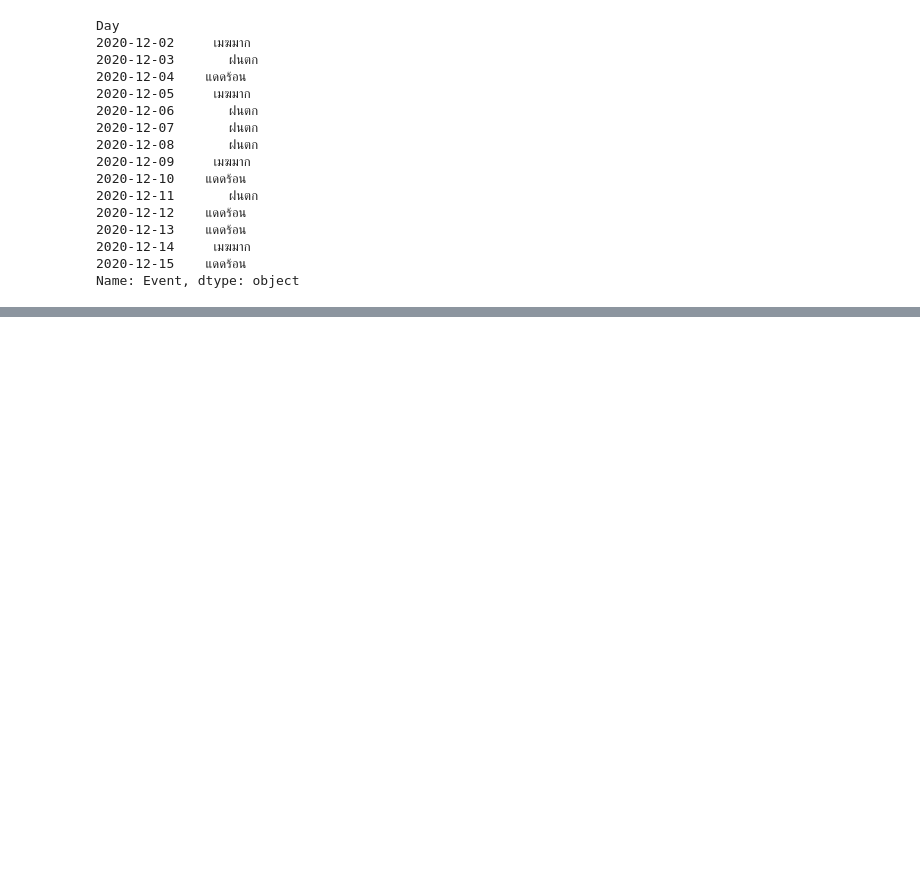
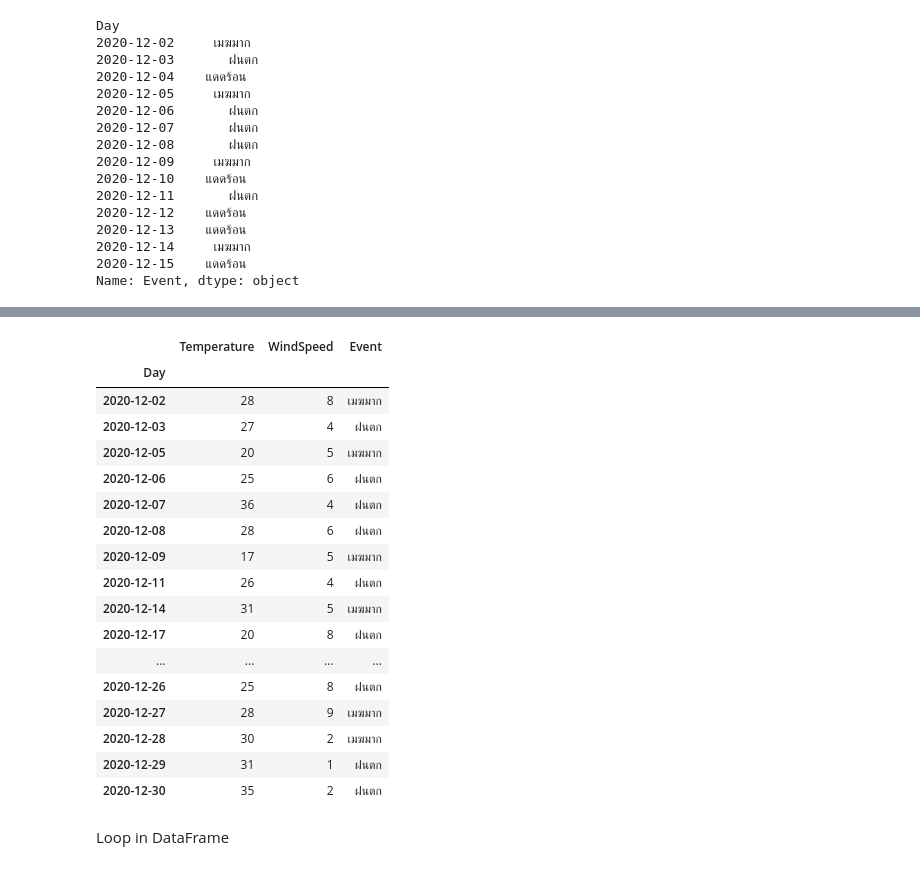
Before and after one commit to Haleluyaa/pandas_tutorial, a Jupyter notebook: python_pandas.ipynb, the cells around one changed output, grey strips where cells are left out. Drawn from its saved outputs; the diff is of its cells as text; code cells hidden in the pictures; blank space fills up the shorter version.

```diff
--- a/python_pandas.ipynb
+++ b/python_pandas.ipynb
@@ -0,0 +3,3 @@
+# %%
+docPath = "/Users/s96681/works/Trainning/Python/pandas/docs/"
+global docPath
@@ -490,0 +519,3 @@ Name: Event, dtype: object
+# %%
+import pandas as pd
+df = pd.read_excel(docPath+"dataupdate.xlsx", sheet_name="weather", index_col="Day")
@@ -490,0 +580,23 @@ Name: Event, dtype: object
+# %%
+df[df.Event.str.contains("ก")]
+# %% [output]
+|  | Temperature | WindSpeed | Event |
+| Day |  |  |  |
+| 2020-12-02 | 28 | 8 | เมฆมาก |
+| 2020-12-03 | 27 | 4 | ฝนตก |
+| 2020-12-05 | 20 | 5 | เมฆมาก |
+| 2020-12-06 | 25 | 6 | ฝนตก |
+| 2020-12-07 | 36 | 4 | ฝนตก |
+| 2020-12-08 | 28 | 6 | ฝนตก |
+| 2020-12-09 | 17 | 5 | เมฆมาก |
+| 2020-12-11 | 26 | 4 | ฝนตก |
+| 2020-12-14 | 31 | 5 | เมฆมาก |
+| 2020-12-17 | 20 | 8 | ฝนตก |
+| ... | ... | ... | ... |
+| 2020-12-26 | 25 | 8 | ฝนตก |
+| 2020-12-27 | 28 | 9 | เมฆมาก |
+| 2020-12-28 | 30 | 2 | เมฆมาก |
+| 2020-12-29 | 31 | 1 | ฝนตก |
+| 2020-12-30 | 35 | 2 | ฝนตก |
+# %% [markdown]
+Loop in DataFrame
```
Also changed, not shown: parts of 38 cells of this notebook.
